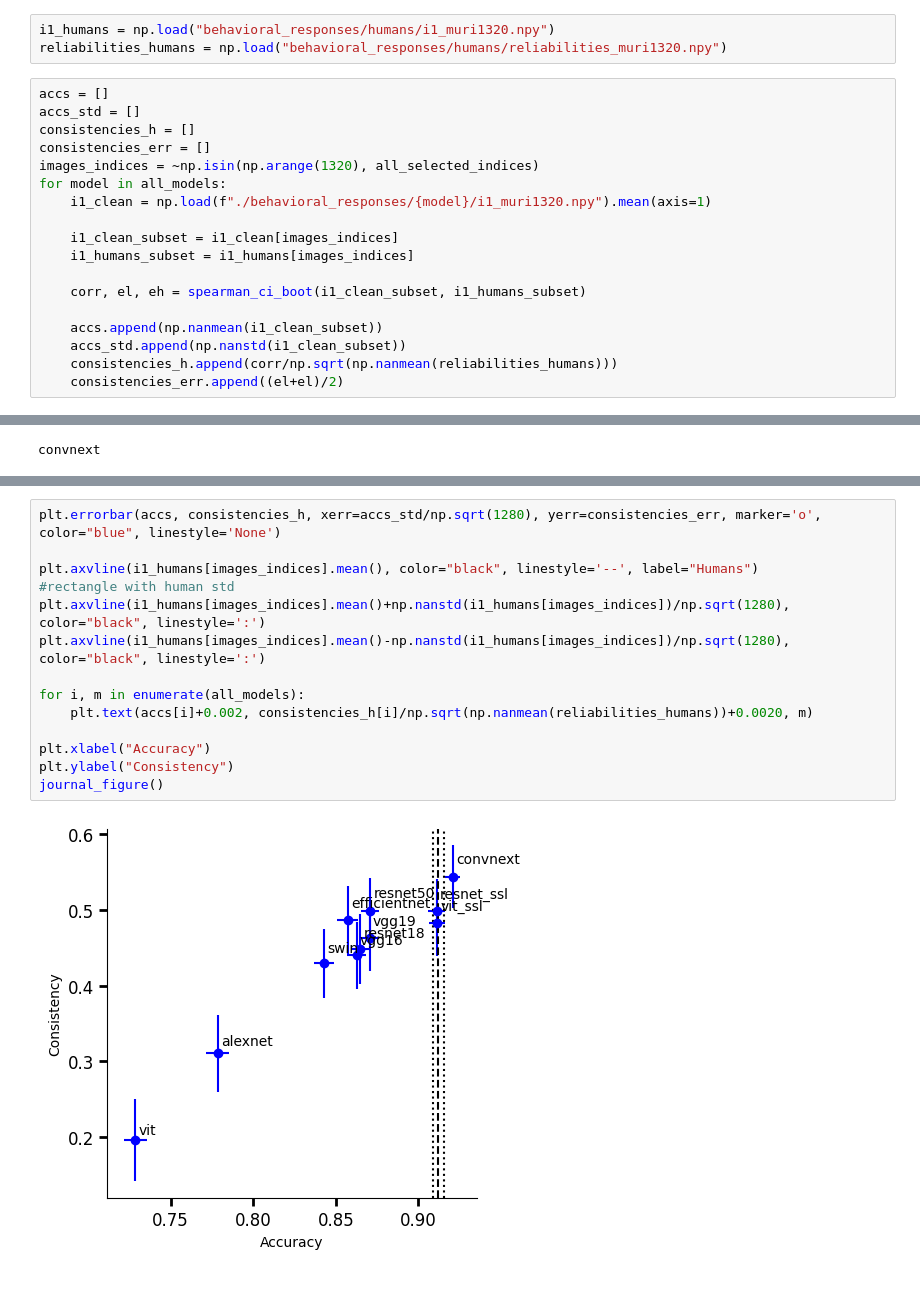
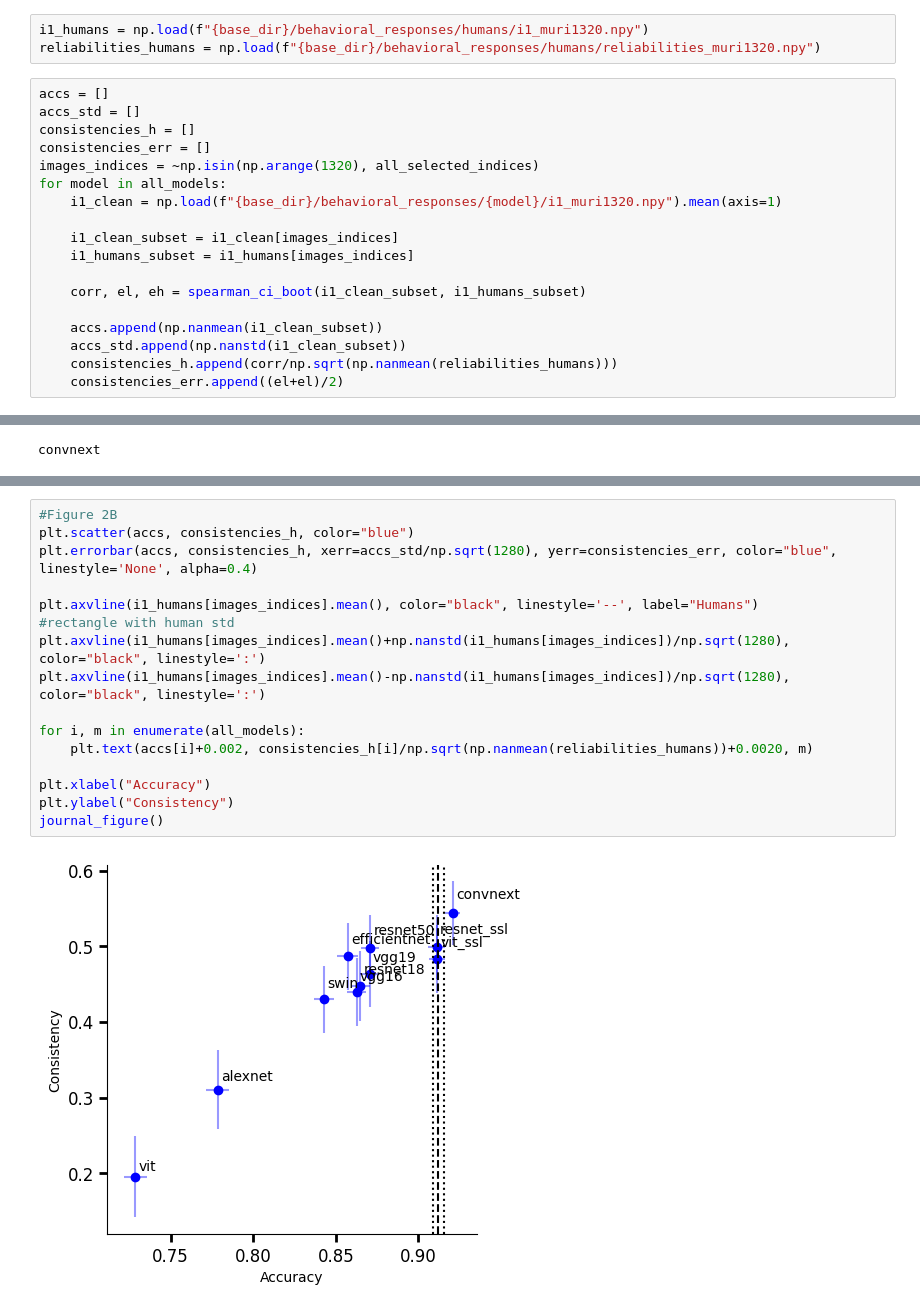
Before and after one commit to vital-kolab/maps, a Jupyter notebook: get_best_model.ipynb, the cells around one changed output, grey strips where cells are left out. Cells and saved outputs as stored; diff of their text form.

```diff
--- a/get_best_model.ipynb
+++ b/get_best_model.ipynb
@@ -10,6 +14,6 @@ all_models = ["resnet18", "alexnet", "convnext", "vgg19", "resnet50", "vgg16", "
 # %%
-i1_humans = np.load("behavioral_responses/humans/i1_muri1320.npy")
-reliabilities_humans = np.load("behavioral_responses/humans/reliabilities_muri1320.npy")
+i1_humans = np.load(f"{base_dir}/behavioral_responses/humans/i1_muri1320.npy")
+reliabilities_humans = np.load(f"{base_dir}/behavioral_responses/humans/reliabilities_muri1320.npy")
 # %%
 accs = []
 accs_std = []
@@ -17,7 +21,7 @@ consistencies_h = []
 consistencies_err = []
 images_indices = ~np.isin(np.arange(1320), all_selected_indices)
 for model in all_models:
-    i1_clean = np.load(f"./behavioral_responses/{model}/i1_muri1320.npy").mean(axis=1)
+    i1_clean = np.load(f"{base_dir}/behavioral_responses/{model}/i1_muri1320.npy").mean(axis=1)
 
     i1_clean_subset = i1_clean[images_indices]
     i1_humans_subset = i1_humans[images_indices]
@@ -40,17 +41,19 @@ from utils import journal_figure
 # %%
-plt.errorbar(accs, consistencies_h, xerr=accs_std/np.sqrt(1280), yerr=consistencies_err, marker='o', color="blue", linestyle='None')
+#Figure 2B
+plt.scatter(accs, consistencies_h, color="blue")
+plt.errorbar(accs, consistencies_h, xerr=accs_std/np.sqrt(1280), yerr=consistencies_err, color="blue", linestyle='None', alpha=0.4)
 
 plt.axvline(i1_humans[images_indices].mean(), color="black", linestyle='--', label="Humans")
 #rectangle with human std
 plt.axvline(i1_humans[images_indices].mean()+np.nanstd(i1_humans[images_indices])/np.sqrt(1280), color="black", linestyle=':')
 plt.axvline(i1_humans[images_indices].mean()-np.nanstd(i1_humans[images_indices])/np.sqrt(1280), color="black", linestyle=':')
 
 for i, m in enumerate(all_models):
     plt.text(accs[i]+0.002, consistencies_h[i]/np.sqrt(np.nanmean(reliabilities_humans))+0.0020, m)
 
 plt.xlabel("Accuracy")
 plt.ylabel("Consistency")
 journal_figure()
 # %% [output]
-[figure, old version]
+[figure, new version]
 # %%
```
Also changed, not shown: parts of 4 cells of this notebook, 3 other files.
